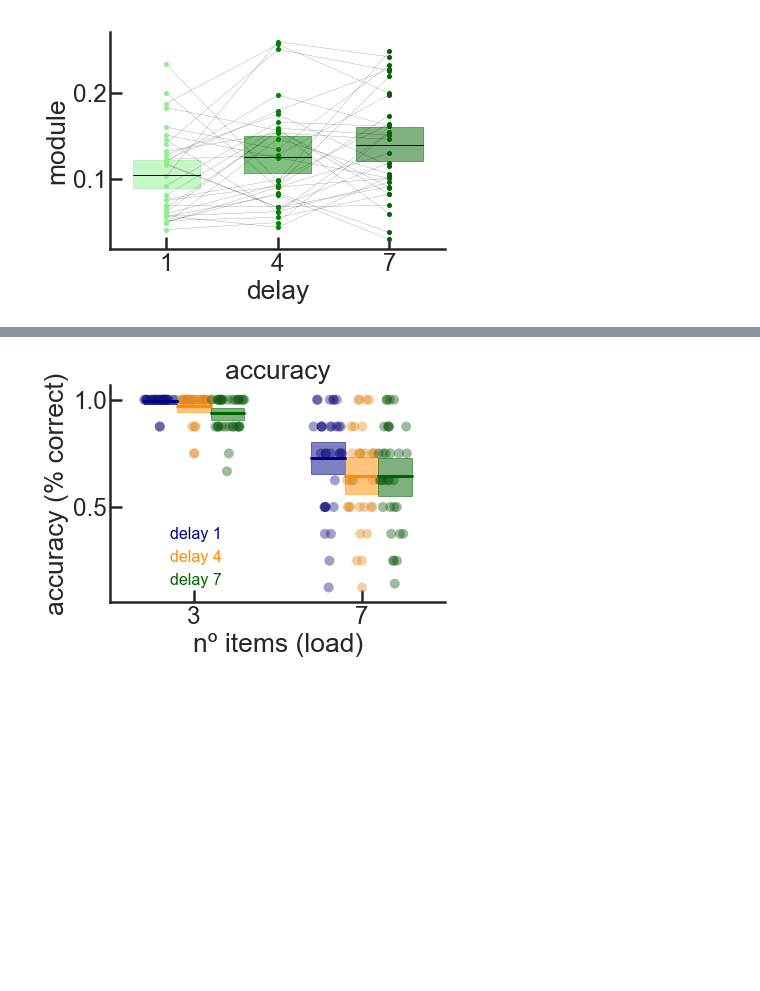
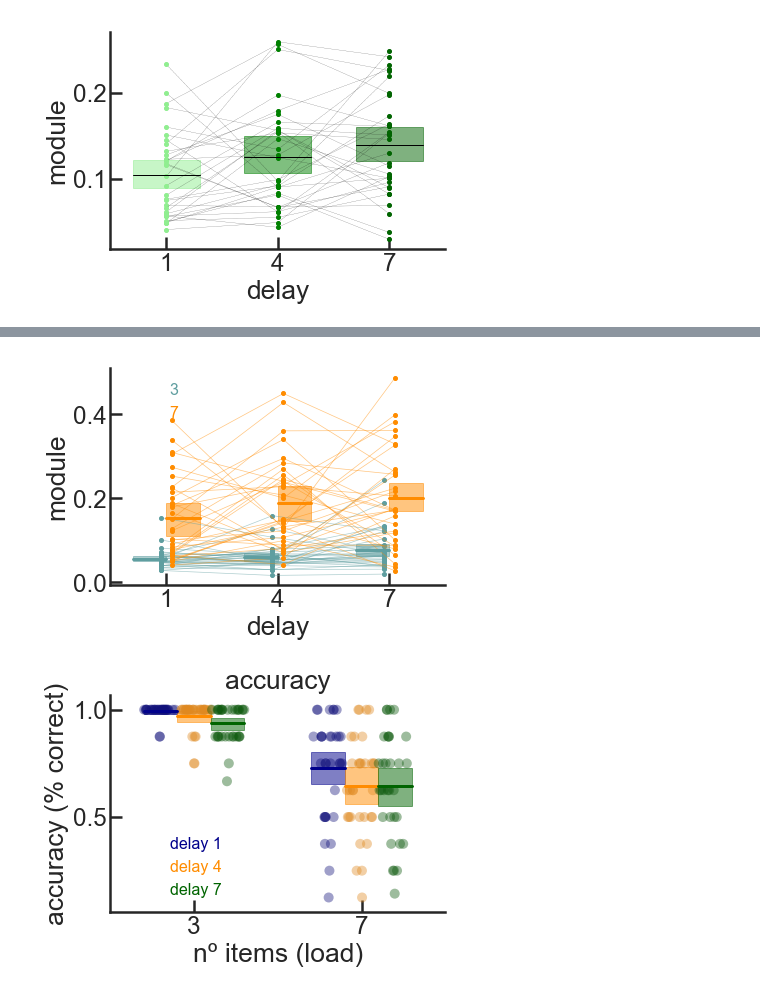
Before and after one commit to davidbestue/outreach_wm, a Jupyter notebook: analysis/summary_analysis.ipynb, the cells around one changed output, grey strips where cells are left out. Cells and saved outputs as stored; diff of their text form; code cells hidden in the pictures; blank space fills up the shorter version.

```diff
--- a/analysis/summary_analysis.ipynb
+++ b/analysis/summary_analysis.ipynb
@@ -255,6 +251,41 @@ load         0.025    0.004  6.513 0.000  0.017  0.032
 delay:load   0.001    0.001  1.469 0.142 -0.000  0.003
 Group Var    0.024
 ======================================================
+# %%
+inc_=-0.05
+inc=0.05
+
+for i in df_.subj.unique():
+     #######
+    plt.plot([0+inc_,1+inc_,2+inc_],
+             [df_.loc[(df_['subj']==i) & (df_['delay']==1) & (df_['load']==3), 'module' ].mean(),
+              df_.loc[(df_['subj']==i) & (df_['delay']==4) & (df_['load']==3), 'module' ].mean(),
+             df_.loc[(df_['subj']==i) & (df_['delay']==7) & (df_['load']==3), 'module' ].mean()],
+              '-', color='cadetblue', linewidth=0.7, alpha=0.5)
+    plt.plot([0+inc_], [df_.loc[(df_['subj']==i) & (df_['delay']==1)& (df_['load']==3), 'module' ].mean()], marker='o', color='cadetblue', markersize=4 )
+    plt.plot([1+inc_], [df_.loc[(df_['subj']==i) & (df_['delay']==4)& (df_['load']==3), 'module' ].mean()], marker='o', color='cadetblue', markersize=4 )
+    plt.plot([2+inc_], [df_.loc[(df_['subj']==i) & (df_['delay']==7)& (df_['load']==3), 'module' ].mean()], marker='o', color='cadetblue', markersize=4 )
+
+
+
+for i in df_.subj.unique():
+     #######
+    plt.plot([0+inc,1+inc,2+inc],
+             [df_.loc[(df_['subj']==i) & (df_['delay']==1)& (df_['load']==7), 'module' ].mean(),
+              df_.loc[(df_['subj']==i) & (df_['delay']==4)& (df_['load']==7), 'module' ].mean(),
+             df_.loc[(df_['subj']==i) & (df_['delay']==7)& (df_['load']==7), 'module' ].mean()],
+              '-', color='darkorange', linewidth=0.7, alpha=0.5)
+    plt.plot([0+inc], [df_.loc[(df_['subj']==i) & (df_['delay']==1)& (df_['load']==7), 'module' ].mean()], marker='o', color='darkorange', markersize=4 )
+    plt.plot([1+inc], [df_.loc[(df_['subj']==i) & (df_['delay']==4)& (df_['load']==7), 'module' ].mean()], marker='o', color='darkorange', markersize=4 )
+    plt.plot([2+inc], [df_.loc[(df_['subj']==i) & (df_['delay']==7)& (df_['load']==7), 'module' ].mean()], marker='o', color='darkorange', markersize=4 )
+
+
+linares_plot(x='delay', y='module', hue='load', df=df_, order=[1,4,7],
+             hue_order=[3,7], by_subj=True, subj_col='subj', reps=100,
+             palette=['cadetblue','darkorange'],
+            fill_box=True, point_size=0, alpha_box=0.5, sep_axis=False )
+# %% [output]
+[figure, added]
 # %%
 linares_plot(x='load', y='Correct', hue='delay_label', df=df_, order=[3,7],
              hue_order=['delay 1', 'delay 4', 'delay 7'], by_subj=True, subj_col='subj', reps=100,
```
Also changed, not shown: parts of 1 cell of this notebook.
